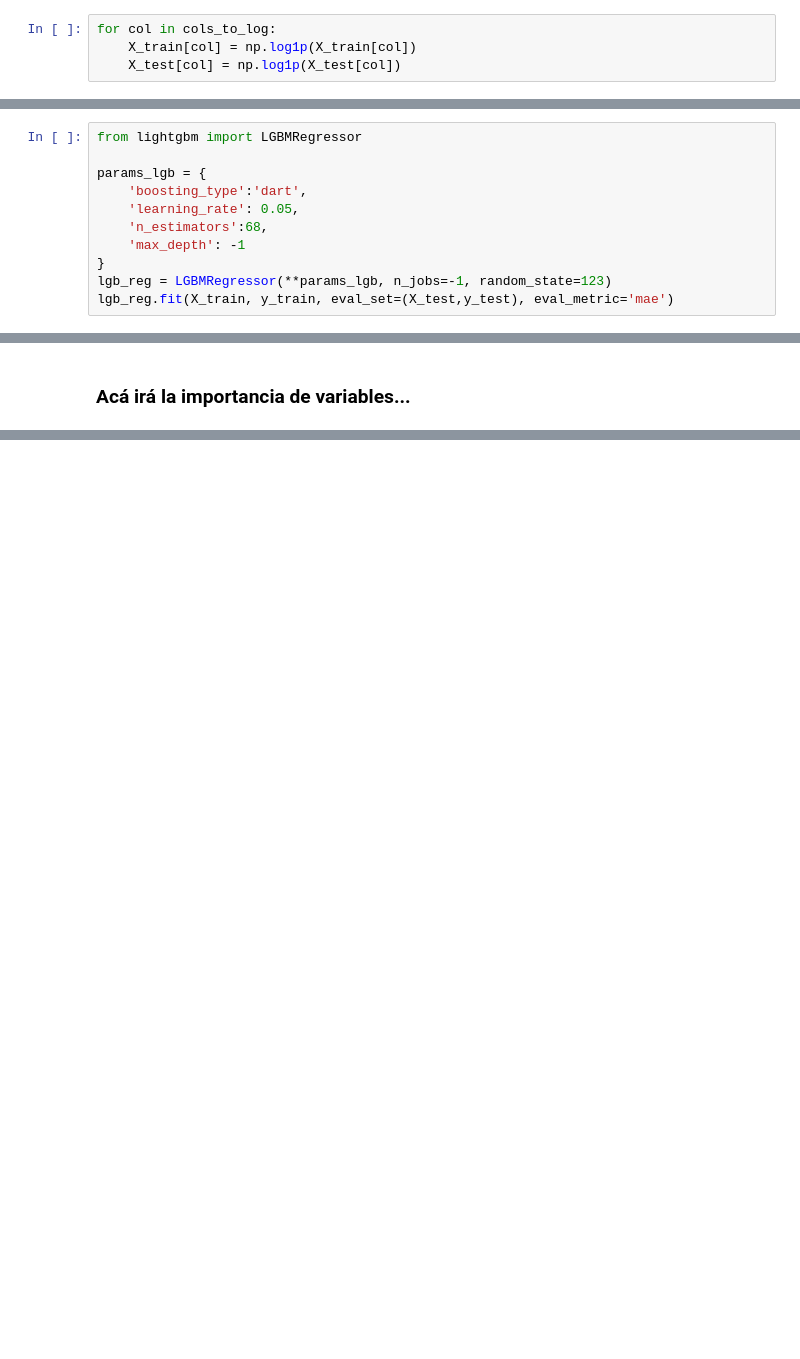
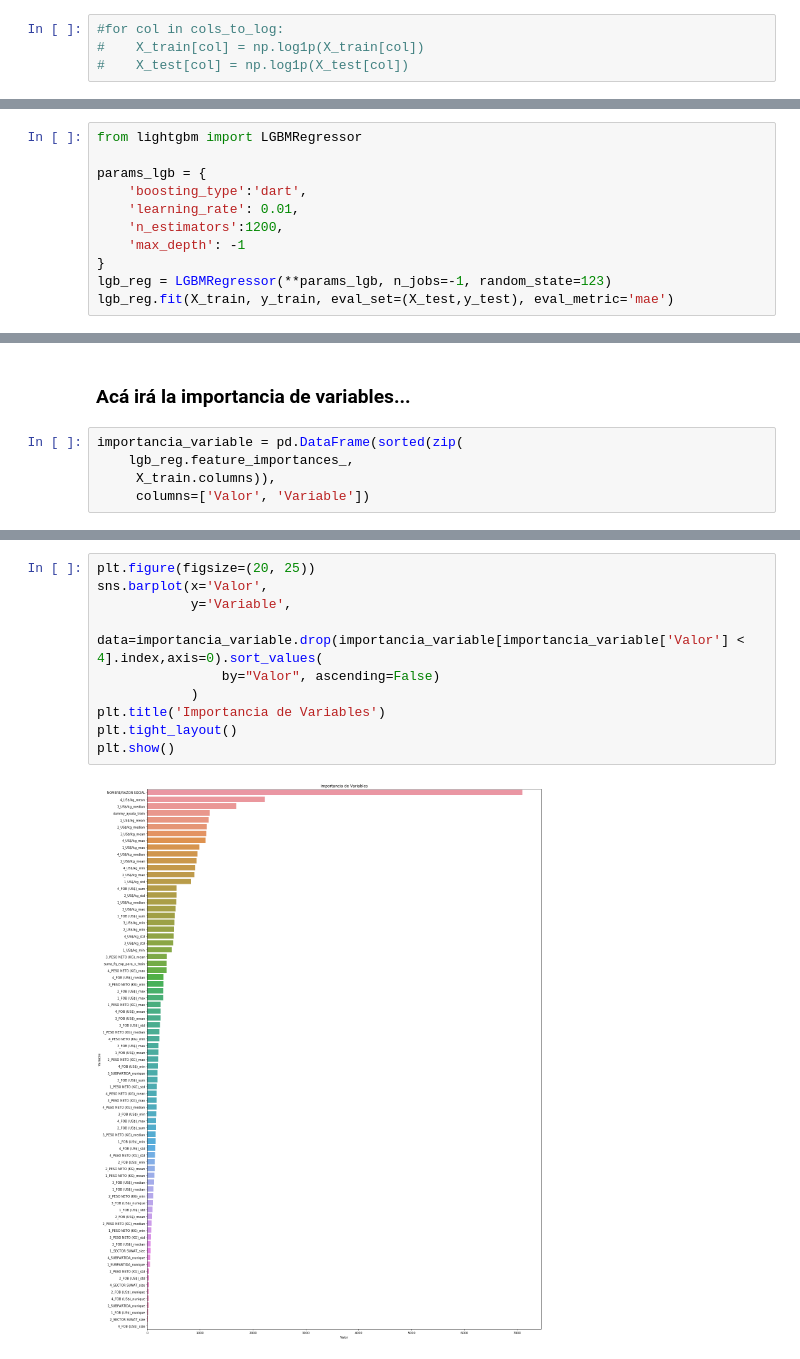
Before and after one commit to PBenavides/Practice_Notebooks, a Jupyter notebook: Time_series_trade_exchange/Modelo No Tradicional.ipynb, the cells around one changed output, grey strips where cells are left out. Drawn from its saved outputs; the diff is of its cells as text; blank space fills up the shorter version.

```diff
--- a/Time_series_trade_exchange/Modelo No Tradicional.ipynb
+++ b/Time_series_trade_exchange/Modelo No Tradicional.ipynb
@@ -381,6 +552,6 @@ y_train - y_test
 cols_to_log = [col for col in X_train.columns if col.startswith(('1','2','3','4','5'))]
 cols_to_log = [col for col in cols_to_log if not 'unique' in col and 'size' not in col]
 # %%
-for col in cols_to_log:
-    X_train[col] = np.log1p(X_train[col])
-    X_test[col] = np.log1p(X_test[col])
+#for col in cols_to_log:
+#    X_train[col] = np.log1p(X_train[col])
+#    X_test[col] = np.log1p(X_test[col])
@@ -455,8 +633,8 @@ from lightgbm import LGBMRegressor
 
 params_lgb = {
     'boosting_type':'dart',
-    'learning_rate': 0.05,
-    'n_estimators':68,
+    'learning_rate': 0.01,
+    'n_estimators':1200,
     'max_depth': -1
 }
 lgb_reg = LGBMRegressor(**params_lgb, n_jobs=-1, random_state=123)
@@ -480,2 +674,7 @@ import lightgbm as lgb
 # %% [markdown]
 ### Acá irá la importancia de variables...
+# %%
+importancia_variable = pd.DataFrame(sorted(zip(
+    lgb_reg.feature_importances_,
+     X_train.columns)),
+     columns=['Valor', 'Variable'])
@@ -482 +697,13 @@ import lightgbm as lgb
+# %%
+plt.figure(figsize=(20, 25))
+sns.barplot(x='Valor',
+            y='Variable',
+            data=importancia_variable.drop(importancia_variable[importancia_variable['Valor'] < 4].index,axis=0).sort_values(
+                by="Valor", ascending=False)
+            )
+plt.title('Importancia de Variables')
+plt.tight_layout()
+plt.show()
+# %% [output]
+[figure, added]
 # %% [markdown]
```
Also changed, not shown: parts of 53 cells of this notebook.
